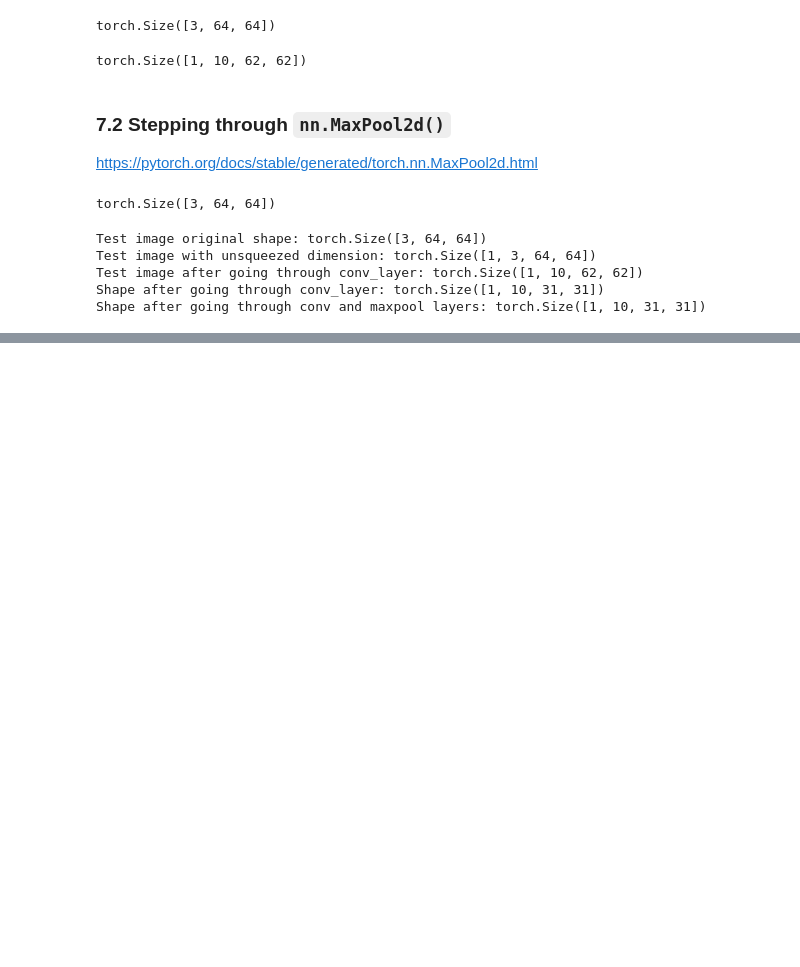
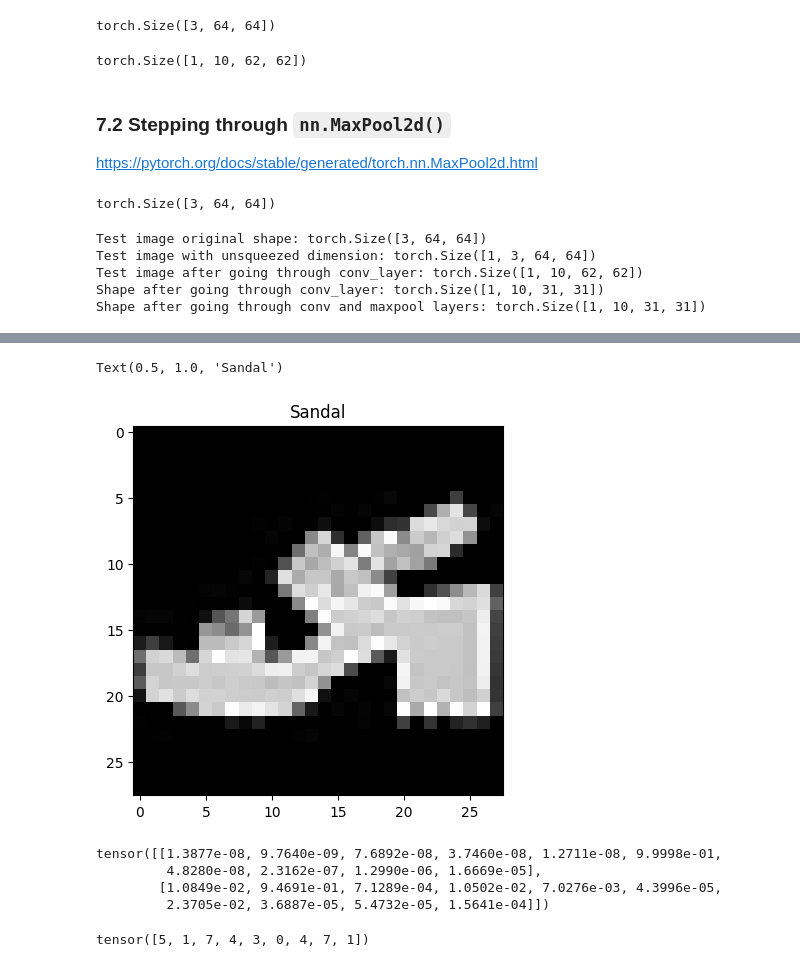
Before and after one commit to Paola2233/PyTorch-Fundamentals, a Jupyter notebook: notebooks/03_pytorch_computer_vision.ipynb, the cells around one changed output, grey strips where cells are left out. Drawn from its saved outputs; the diff is of its cells as text; code cells hidden in the pictures; blank space fills up the shorter version.

```diff
--- a/notebooks/03_pytorch_computer_vision.ipynb
+++ b/notebooks/03_pytorch_computer_vision.ipynb
@@ -828,0 +960,24 @@ Shape after going through conv and maxpool layers: torch.Size([1, 10, 31, 31])
+# %%
+plt.imshow(test_samples[0].squeeze(), cmap='grey')
+plt.title(class_names[test_labels[0]])
+# %% [output]
+Text(0.5, 1.0, 'Sandal')
+[figure, added]
+# %%
+# Make predictions
+pred_probs = make_predictions(model=model_2,
+                              data=test_samples)
+
+# View first two predictions probabilities
+pred_probs[:2]
+# %% [output]
+tensor([[1.3877e-08, 9.7640e-09, 7.6892e-08, 3.7460e-08, 1.2711e-08, 9.9998e-01,
+         4.8280e-08, 2.3162e-07, 1.2990e-06, 1.6669e-05],
+        [1.0849e-02, 9.4691e-01, 7.1289e-04, 1.0502e-02, 7.0276e-03, 4.3996e-05,
+         2.3705e-02, 3.6887e-05, 5.4732e-05, 1.5641e-04]])
+# %%
+# Convert prediction probs to labels
+pred_classes = pred_probs.argmax(dim=1)
+pred_classes
+# %% [output]
+tensor([5, 1, 7, 4, 3, 0, 4, 7, 1])
```
Also changed, not shown: parts of 20 cells of this notebook.
